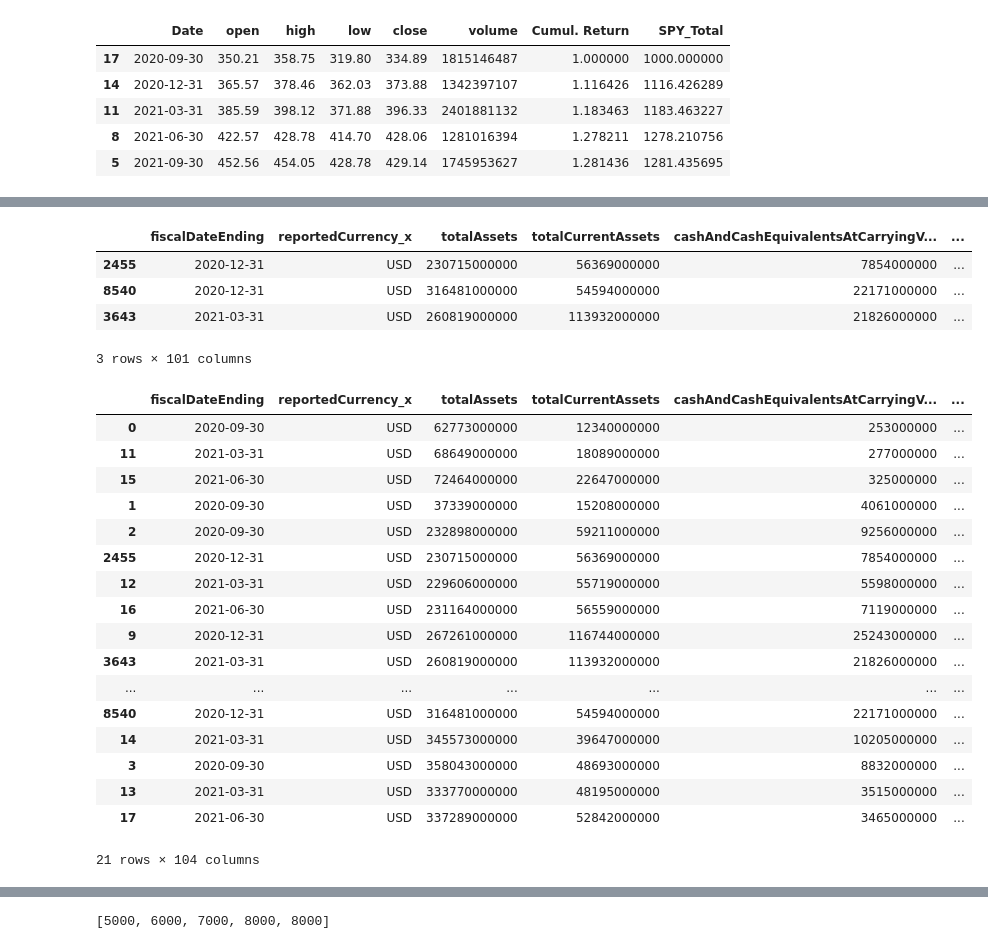
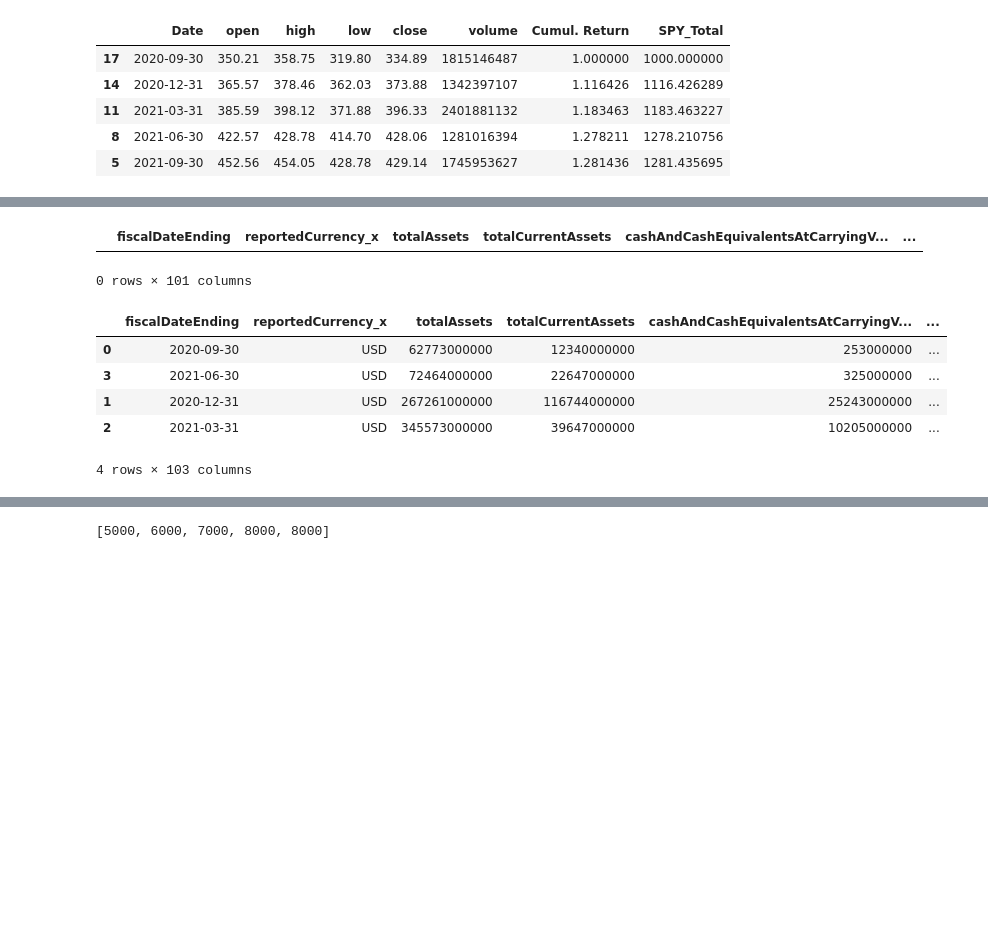
Before and after one commit to rtshinta/StockMarket, a Jupyter notebook: clean_analysis.ipynb, the cells around one changed output, grey strips where cells are left out. Drawn from its saved outputs; the diff is of its cells as text; code cells hidden in the pictures; blank space fills up the shorter version.

```diff
--- a/clean_analysis.ipynb
+++ b/clean_analysis.ipynb
@@ -358,6 +362,7 @@ new_df = historical_data.loc[predict.index, ['Symbol', 'fiscalDateEnding','curre
 new_df['predicted'] = predicted
 new_df['percentChangePredicted'] = ((new_df['predicted'] - new_df['currentQuarterPrice']) / new_df['currentQuarterPrice']) * 100
 new_df = new_df[new_df['percentChangePredicted'] > 15]
+new_df = new_df[new_df['Symbol'] != 'GE']
 new_df
 # %% [output]
 |  | Symbol | fiscalDateEnding | currentQuarterPrice | nextQuarterPrice | predicted | percentChangePredicted |
@@ -474,5 +457,5 @@ plt.show()
 # %%
-# test buy/sell algorithm
+# test buy/sell
 dates = SPY['Date'].to_list()
 dates = dates[:len(dates) - 1]
 init_investment = 5000
@@ -481,6 +464,7 @@ portfolio_value = init_investment
 portfolio_test = pd.DataFrame({})
 sell_stocks = pd.DataFrame({})
 test = 0
+tickers = new_df['Symbol'].to_list()
 for i, d in enumerate(dates):
 
     # get predictions on test data
@@ -494,12 +478,14 @@ for i, d in enumerate(dates):
     increase_df['predicted'] = predicted
     increase_df['percentChangePredicted'] = ((increase_df['predicted'] - increase_df['currentQuarterPrice']) / increase_df['currentQuarterPrice']) * 100
     increase_df = increase_df[increase_df['percentChangePredicted'] > 15]
+    increase_df = increase_df[increase_df['Symbol'] != 'GE']
 
     # find stocks that are predicted to decrease by more than 10%
     decrease_df = historical_data.loc[predict.index, ['Symbol', 'fiscalDateEnding','currentQuarterPrice', 'nextQuarterPrice']]
     decrease_df['predicted'] = predicted
     decrease_df['percentChangePredicted'] = ((decrease_df['predicted'] - decrease_df['currentQuarterPrice']) / decrease_df['currentQuarterPrice']) * 100
-    decrease_df = decrease_df[decrease_df['percentChangePredicted'] < -10]
+    decrease_df = decrease_df[decrease_df['percentChangePredicted'] < -15]
+    decrease_df = decrease_df[decrease_df['Symbol'] != 'GE']
 
     # get tickers of stocks predicted to increase by more than 15% and decrease more than 10%
     increase_tickers = increase_df['Symbol'].to_list()
@@ -590,36 +547,22 @@ sell_stocks['Sell'] = 'Sell'
 sell_stocks
 # %% [output]
 |  | fiscalDateEnding | reportedCurrency_x | totalAssets | totalCurrentAssets | cashAndCashEquivalentsAtCarryingV... | ... |
-| 2455 | 2020-12-31 | USD | 230715000000 | 56369000000 | 7854000000 | ... |
-| 8540 | 2020-12-31 | USD | 316481000000 | 54594000000 | 22171000000 | ... |
-| 3643 | 2021-03-31 | USD | 260819000000 | 113932000000 | 21826000000 | ... |
-3 rows × 101 columns
+0 rows × 101 columns
 # %%
 # combine buy and sell into one dataframe
 portfolio = pd.DataFrame({})
 portfolio = portfolio.append(portfolio_test)
-portfolio = portfolio.append(sell_stocks)
+if len(sell_stocks) > 0:
+    portfolio = portfolio.append(sell_stocks)
 portfolio = portfolio.sort_values(by = ['Symbol', 'fiscalDateEnding', 'Buy'])
 portfolio
 # %% [output]
 |  | fiscalDateEnding | reportedCurrency_x | totalAssets | totalCurrentAssets | cashAndCashEquivalentsAtCarryingV... | ... |
 | 0 | 2020-09-30 | USD | 62773000000 | 12340000000 | 253000000 | ... |
-| 11 | 2021-03-31 | USD | 68649000000 | 18089000000 | 277000000 | ... |
-| 15 | 2021-06-30 | USD | 72464000000 | 22647000000 | 325000000 | ... |
-| 1 | 2020-09-30 | USD | 37339000000 | 15208000000 | 4061000000 | ... |
-| 2 | 2020-09-30 | USD | 232898000000 | 59211000000 | 9256000000 | ... |
-| 2455 | 2020-12-31 | USD | 230715000000 | 56369000000 | 7854000000 | ... |
-| 12 | 2021-03-31 | USD | 229606000000 | 55719000000 | 5598000000 | ... |
-| 16 | 2021-06-30 | USD | 231164000000 | 56559000000 | 7119000000 | ... |
-| 9 | 2020-12-31 | USD | 267261000000 | 116744000000 | 25243000000 | ... |
-| 3643 | 2021-03-31 | USD | 260819000000 | 113932000000 | 21826000000 | ... |
-| ... | ... | ... | ... | ... | ... | ... |
-| 8540 | 2020-12-31 | USD | 316481000000 | 54594000000 | 22171000000 | ... |
-| 14 | 2021-03-31 | USD | 345573000000 | 39647000000 | 10205000000 | ... |
-| 3 | 2020-09-30 | USD | 358043000000 | 48693000000 | 8832000000 | ... |
-| 13 | 2021-03-31 | USD | 333770000000 | 48195000000 | 3515000000 | ... |
-| 17 | 2021-06-30 | USD | 337289000000 | 52842000000 | 3465000000 | ... |
+| 3 | 2021-06-30 | USD | 72464000000 | 22647000000 | 325000000 | ... |
+| 1 | 2020-12-31 | USD | 267261000000 | 116744000000 | 25243000000 | ... |
+| 2 | 2021-03-31 | USD | 345573000000 | 39647000000 | 10205000000 | ... |
-21 rows × 104 columns
+4 rows × 103 columns
 # %%
 # get date of which to calculate return on investment up to
 df = portfolio.copy()
```
Also changed, not shown: parts of 20 cells of this notebook, 7 other files.
